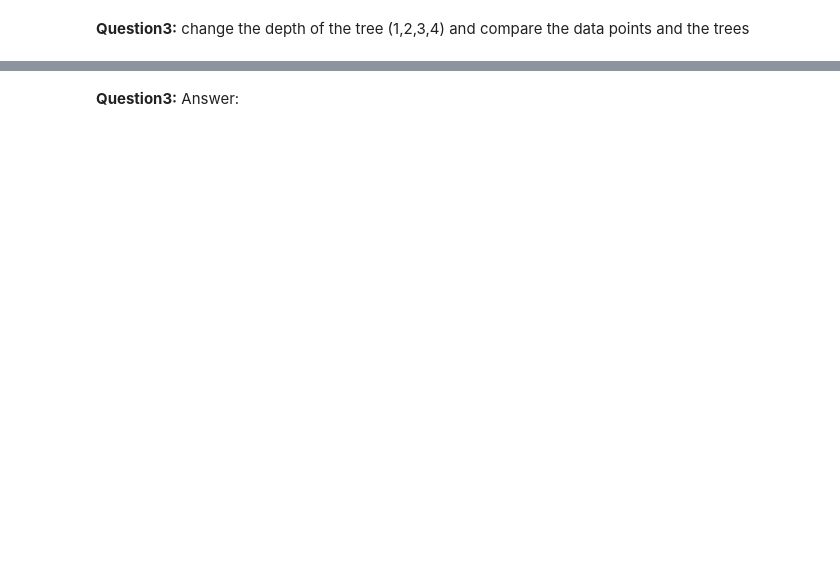
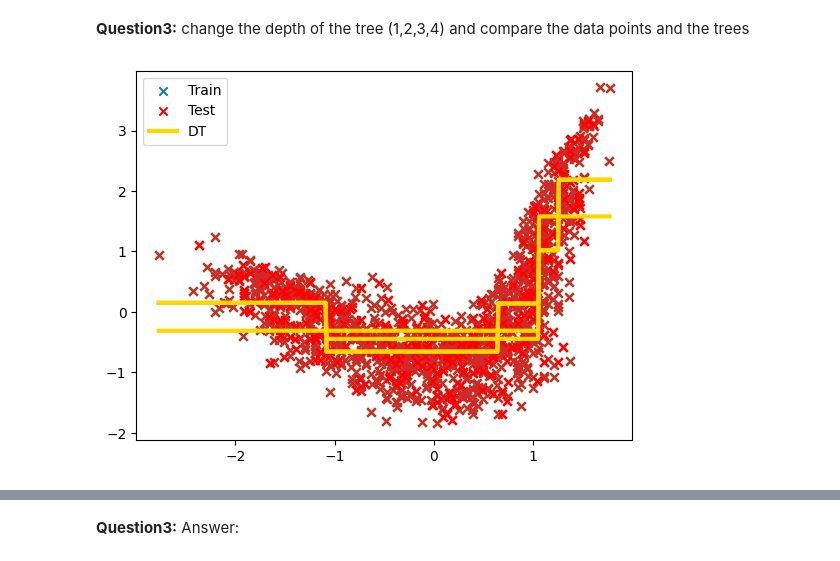
Before and after one commit to viviantram03/labb-1, a Jupyter notebook: Lab2.1-decision_trees.ipynb, the cells around one changed output, grey strips where cells are left out. Cells and saved outputs as stored; diff of their text form; code cells hidden in the pictures; blank space fills up the shorter version.

```diff
--- a/Lab2.1-decision_trees.ipynb
+++ b/Lab2.1-decision_trees.ipynb
@@ -274,7 +269,5 @@ def make_tree(data, target):
     return node
     # TODO end
 # %%
-tree = make_tree(data, 'play')
-tree
-
-tree.feature
+tree_root = make_tree(data, 'play')
+print("Root feature:", tree_root.feature)
@@ -359,19 +370,22 @@ plt.legend(['Train', 'Test'])
 # %% [markdown]
 <font color='#GG15D'>**Question3:**</font> <font color='#EE15D'> change the depth of the tree (1,2,3,4) and compare the data points and the trees
 # %%
-depth =                                                                    #(16) different depths
-reg = tree.DecisionTreeRegressor(max_depth=depth, ccp_alpha=0.05)
-reg.fit(x_train, y_train)
+depths = [1,2,3,4]
+                                                                #(16) different depths
+for depth in depths:
+  reg = tree.DecisionTreeRegressor(max_depth=depth, ccp_alpha=0.05)
+  reg.fit(x_train, y_train)
 
 # Generate data points for plotting
-xp = np.arange(x_train.min(), x_train.max(), 0.01)[:, np.newaxis]
-yp = reg.predict(xp)
+  xp = np.arange(x_train.min(), x_train.max(), 0.01)[:, np.newaxis]
+  yp = reg.predict(xp)
 
-plt.scatter(x_train, y_train, marker='x')
-plt.scatter(x_test, y_test, c='r', marker='x')
-plt.plot(xp, yp, color='gold', linewidth=3)
-
-plt.legend(['Train', 'Test', 'DT'])
+  plt.scatter(x_train, y_train, marker='x')
+  plt.scatter(x_test, y_test, c='r', marker='x')
+  plt.plot(xp, yp, color='gold', linewidth=3)
+  plt.legend(['Train', 'Test', 'DT'])
+# %% [output]
+[figure, added]
 # %%
 plt.figure(figsize=(16, 8))
 tree.plot_tree(reg);
```
Also changed, not shown: parts of 11 cells of this notebook.
